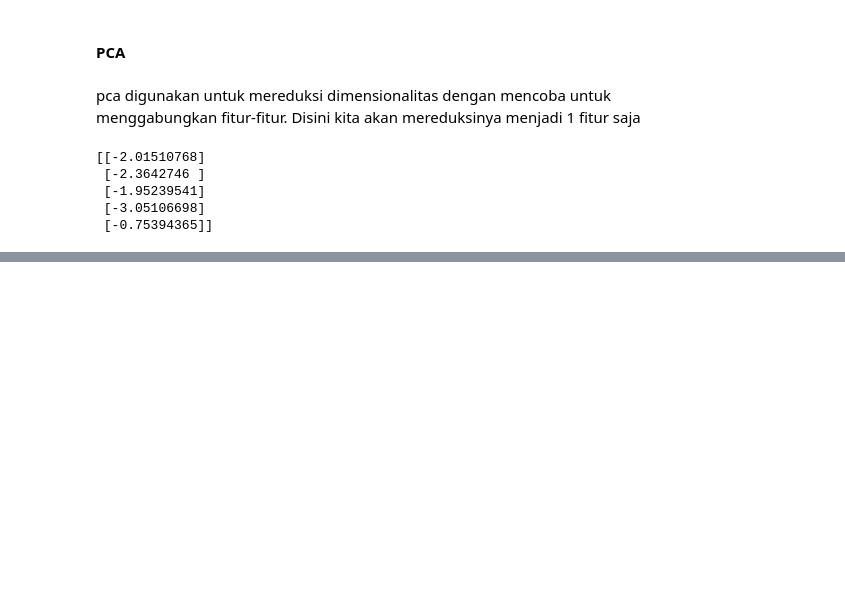
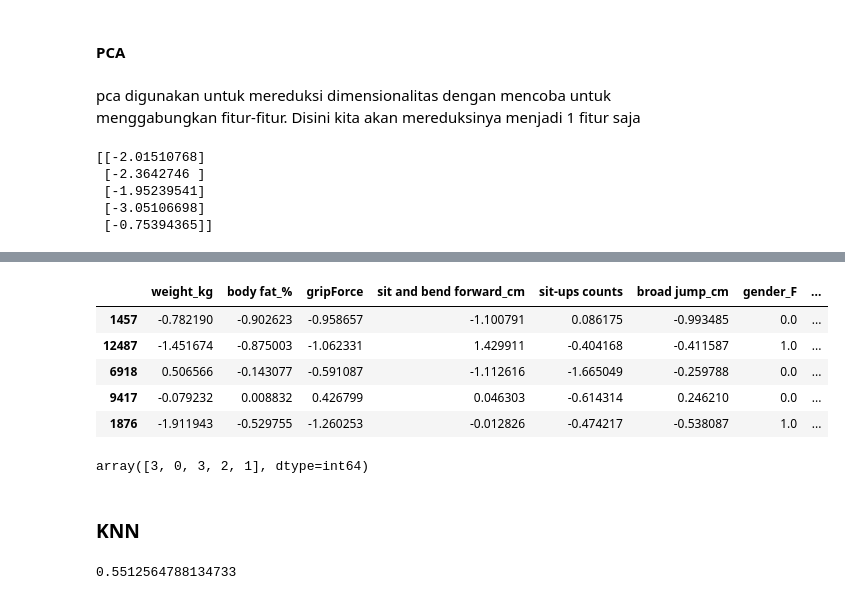
Before and after one commit to kirisame-ame/ML-Models-From-Scratch, a Jupyter notebook: src/doe.ipynb, the cells around one changed output, grey strips where cells are left out. Cells and saved outputs as stored; diff of their text form; code cells hidden in the pictures; blank space fills up the shorter version.

```diff
--- a/src/doe.ipynb
+++ b/src/doe.ipynb
@@ -435,0 +520,3 @@ from sklearn.decomposition import PCA as SKPCA
+# %%
+X = df_transformed.drop("class",axis=1)
+y= df_transformed["class"].values
@@ -435,0 +527,2 @@ from sklearn.decomposition import PCA as SKPCA
+# %%
+X_train, X_test, y_train, y_test = train_test_split(X,y,test_size=0.2,random_state=7)
@@ -435,0 +533,15 @@ from sklearn.decomposition import PCA as SKPCA
+# %%
+X_train.head()
+# %% [output]
+|  | weight_kg | body fat_% | gripForce | sit and bend forward_cm | sit-ups counts | broad jump_cm | gender_F | ... |
+| 1457 | -0.782190 | -0.902623 | -0.958657 | -1.100791 | 0.086175 | -0.993485 | 0.0 | ... |
+| 12487 | -1.451674 | -0.875003 | -1.062331 | 1.429911 | -0.404168 | -0.411587 | 1.0 | ... |
+| 6918 | 0.506566 | -0.143077 | -0.591087 | -1.112616 | -1.665049 | -0.259788 | 0.0 | ... |
+| 9417 | -0.079232 | 0.008832 | 0.426799 | 0.046303 | -0.614314 | 0.246210 | 0.0 | ... |
+| 1876 | -1.911943 | -0.529755 | -1.260253 | -0.012826 | -0.474217 | -0.538087 | 1.0 | ... |
+# %%
+y_train[:5]
+# %% [output]
+array([3, 0, 3, 2, 1], dtype=int64)
+# %% [markdown]
+### KNN
@@ -435,0 +554,4 @@ from sklearn.decomposition import PCA as SKPCA
+# %%
+print(f1_score(y_test,knn_pred,average="macro"))
+# %% [output]
+0.5512564788134733
```
Also changed, not shown: parts of 80 cells of this notebook, 4 other files.
